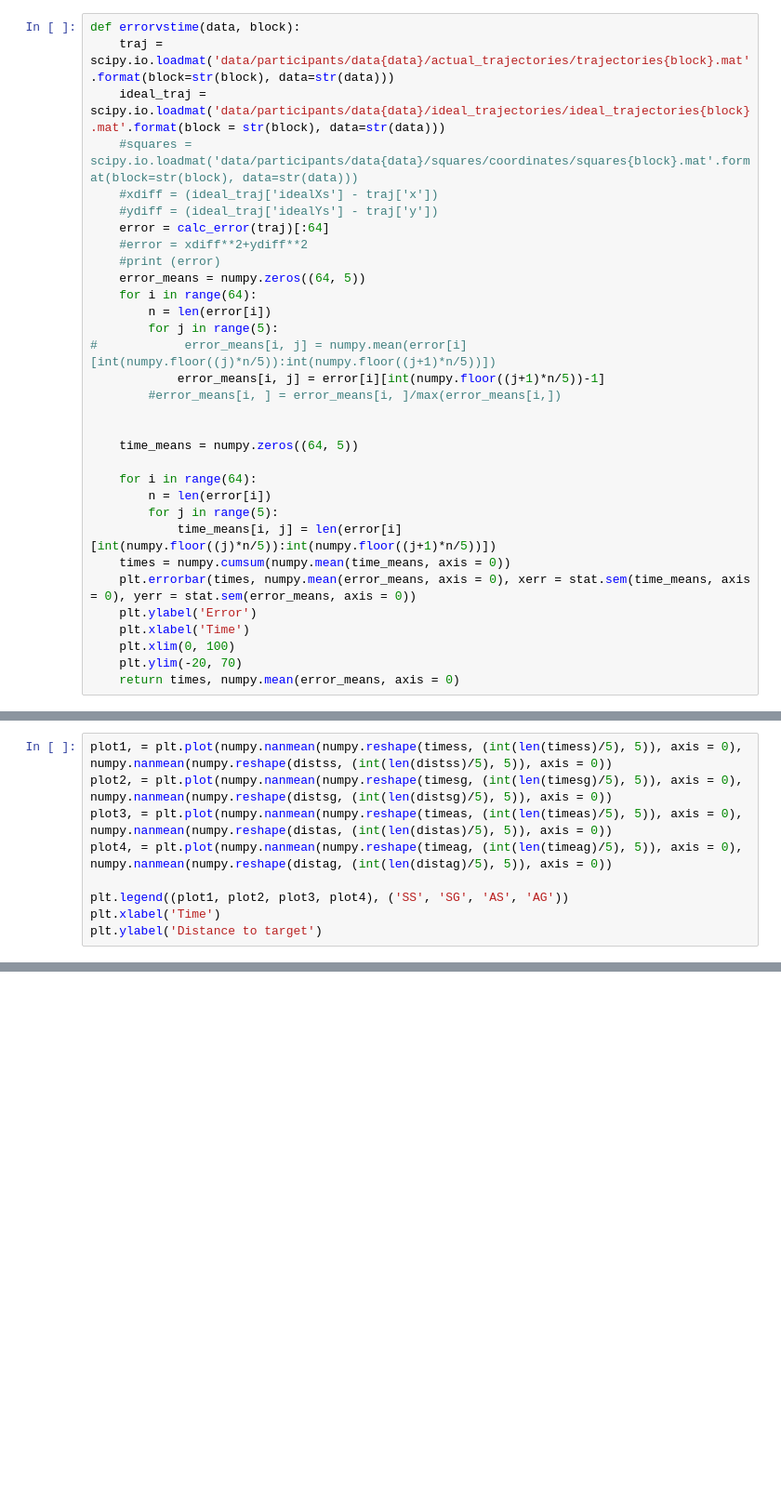
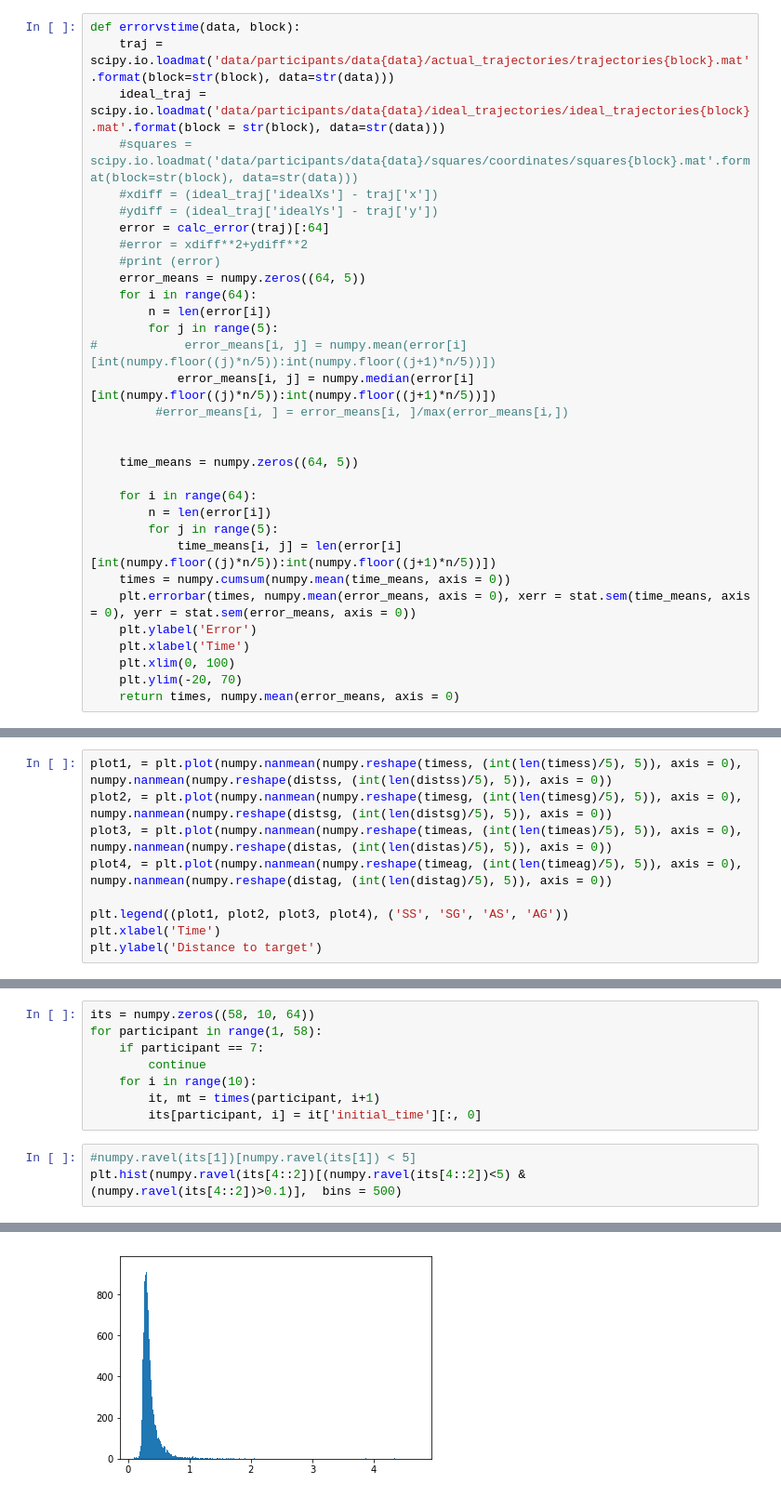
Before and after one commit to tejas-savalia/Lab-Codes, a Jupyter notebook: Psychtoolbox/Visuomotor Adaptation/python_scripts/analyses.ipynb, the cells around one changed output, grey strips where cells are left out. Shown: that part at 93% size. Cells and saved outputs as stored; diff of their text form; blank space fills up the shorter version.

```diff
--- a/Psychtoolbox/Visuomotor Adaptation/python_scripts/analyses.ipynb
+++ b/Psychtoolbox/Visuomotor Adaptation/python_scripts/analyses.ipynb
@@ -87,8 +89,8 @@ def errorvstime(data, block):
         n = len(error[i])
         for j in range(5):
 #            error_means[i, j] = numpy.mean(error[i][int(numpy.floor((j)*n/5)):int(numpy.floor((j+1)*n/5))])
-            error_means[i, j] = error[i][int(numpy.floor((j+1)*n/5))-1]
-        #error_means[i, ] = error_means[i, ]/max(error_means[i,])
+            error_means[i, j] = numpy.median(error[i][int(numpy.floor((j)*n/5)):int(numpy.floor((j+1)*n/5))])
+         #error_means[i, ] = error_means[i, ]/max(error_means[i,])
 
 
     time_means = numpy.zeros((64, 5))
@@ -903,0 +878,12 @@ plt.ylabel('Distance to target')
+# %%
+its = numpy.zeros((58, 10, 64))
+for participant in range(1, 58):
+    if participant == 7:
+        continue
+    for i in range(10):
+        it, mt = times(participant, i+1)
+        its[participant, i] = it['initial_time'][:, 0]
+# %%
+#numpy.ravel(its[1])[numpy.ravel(its[1]) < 5]
+plt.hist(numpy.ravel(its[4::2])[(numpy.ravel(its[4::2])<5) & (numpy.ravel(its[4::2])>0.1)],  bins = 500)
+# %% [output]
@@ -903,0 +907 @@ plt.ylabel('Distance to target')
+[figure, added]
```
Also changed, not shown: parts of 51 cells of this notebook, 4 other files.
